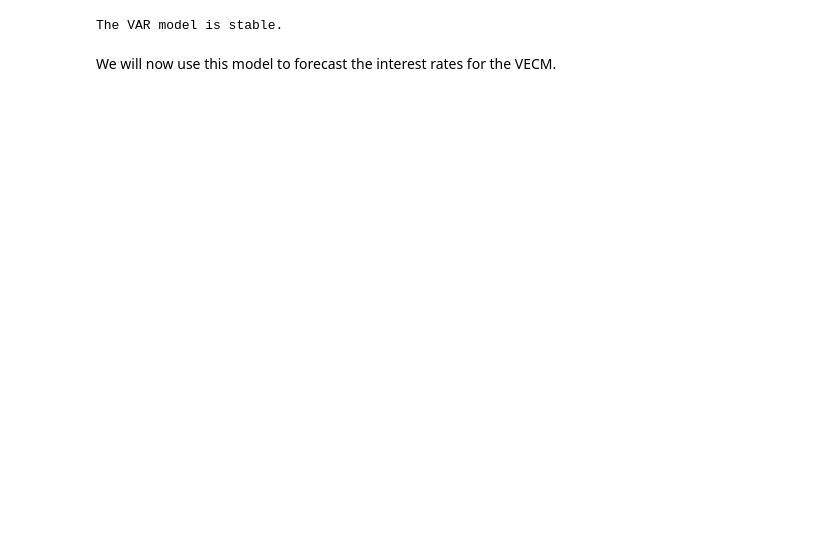
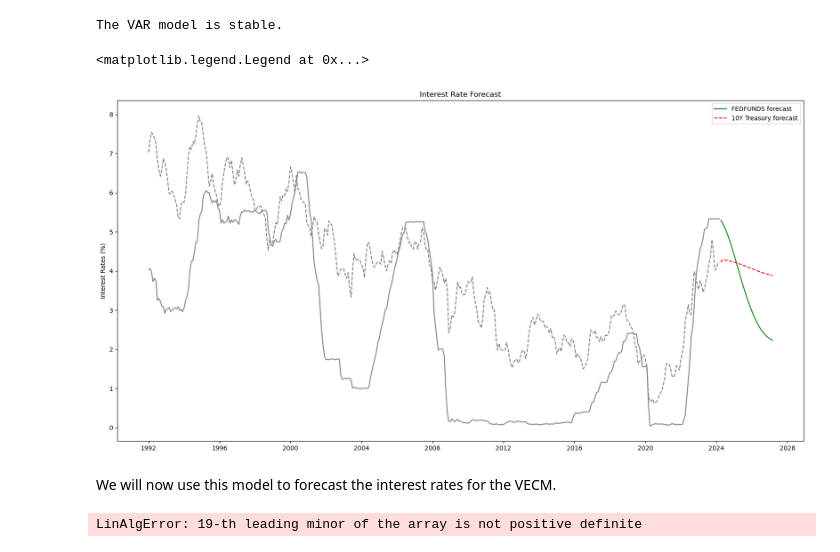
Before and after one commit to GianiRanzetti/BayesianVAR-Monetary-Policy-Effect-On-Asset-Prices, a Jupyter notebook: Assignment 2.ipynb, the cells around one changed output. Drawn from its saved outputs; the diff is of its cells as text; code cells hidden in the pictures; blank space fills up the shorter version.

```diff
--- a/Assignment 2.ipynb
+++ b/Assignment 2.ipynb
@@ -289,5 +289,28 @@ else:
     print("The VAR model is not stable.")
 # %% [output]
 The VAR model is stable.
+# %%
+# Forecast using the VAR model
+last_lags = data[['FEDFUNDS', '10Y Treasury']].tail(int(max(lag_df.values.flatten())))
+# %%
+forecast_steps = 12 * 3  # 3 years forecast
+forecast = results.forecast(y=last_lags.values, steps=forecast_steps)
+forecast_index = pd.date_range(start=data.index[-1], periods=forecast_steps, freq='M')
+
+# Create a DataFrame for the forecasted values
+forecast_df = pd.DataFrame(forecast, columns=['FEDFUNDS', '10Y Treasury'], index = forecast_index)
+# %%
+#Plotting interest rate forecasts
+plt.figure(figsize=(20, 10))
+plt.plot(forecast_df['FEDFUNDS'], color='green', label='FEDFUNDS forecast')
+plt.plot(forecast_df['10Y Treasury'], color='red', linestyle='dashed', label='10Y Treasury forecast')
+plt.plot(data['FEDFUNDS'], color='gray', label='FEDFUNDS')
+plt.plot(data['10Y Treasury'], color='gray', linestyle='dashed', label='10Y Treasury')
+plt.title('Interest Rate Forecast')
+plt.ylabel('Interest Rates (%)')
+plt.legend(['FEDFUNDS forecast', '10Y Treasury forecast'])
+# %% [output]
+<matplotlib.legend.Legend at 0x...>
+[figure, added]
 # %% [markdown]
 We will now use this model to forecast the interest rates for the VECM.
@@ -293,0 +335,14 @@ We will now use this model to forecast the interest rates for the VECM.
+# %%
+# Specify the maximum number of lags to consider
+maxlags = 24
+
+# Specify the deterministic term (e.g., "ci" for constant and trend)
+deterministic = "ci"
+
+# Select the lag order
+lag_order = vecm.select_order(data=treated_vars_subset, maxlags=maxlags, deterministic=deterministic, exog=treated_vars[exog_vars])
+
+# Print the summary of the lag order selection
+print(lag_order.summary())
+# %% [output]
+LinAlgError: 19-th leading minor of the array is not positive definite
```
Also changed, not shown: parts of 8 cells of this notebook, 1 other file.
